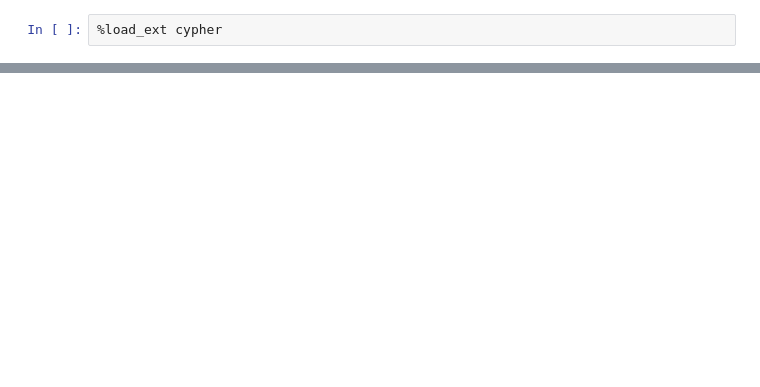
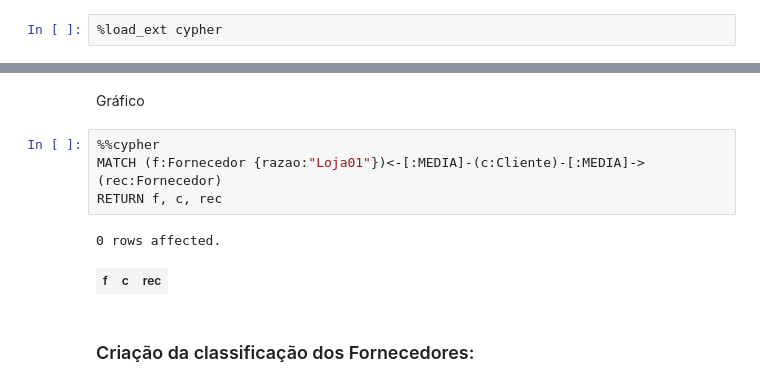
Before and after one commit to nakaharag/notebook-binder, a Jupyter notebook: trabalho-neo4j.ipynb, the cells around one changed output, grey strips where cells are left out. Saved outputs shown, nothing was run; the diff lists cells and outputs as text; blank space fills up the shorter version.

```diff
--- a/trabalho-neo4j.ipynb
+++ b/trabalho-neo4j.ipynb
@@ -4173,0 +4299,11 @@ CREATE
+# %% [markdown]
+Gráfico
+# %%
+%%cypher
+MATCH (f:Fornecedor {razao:"Loja01"})<-[:MEDIA]-(c:Cliente)-[:MEDIA]->(rec:Fornecedor)
+RETURN f, c, rec
+# %% [output]
+0 rows affected.
+| f | c | rec |
+# %% [markdown]
+### Criação da classificação dos Fornecedores:
```
Also changed, not shown: parts of 50 cells of this notebook.
